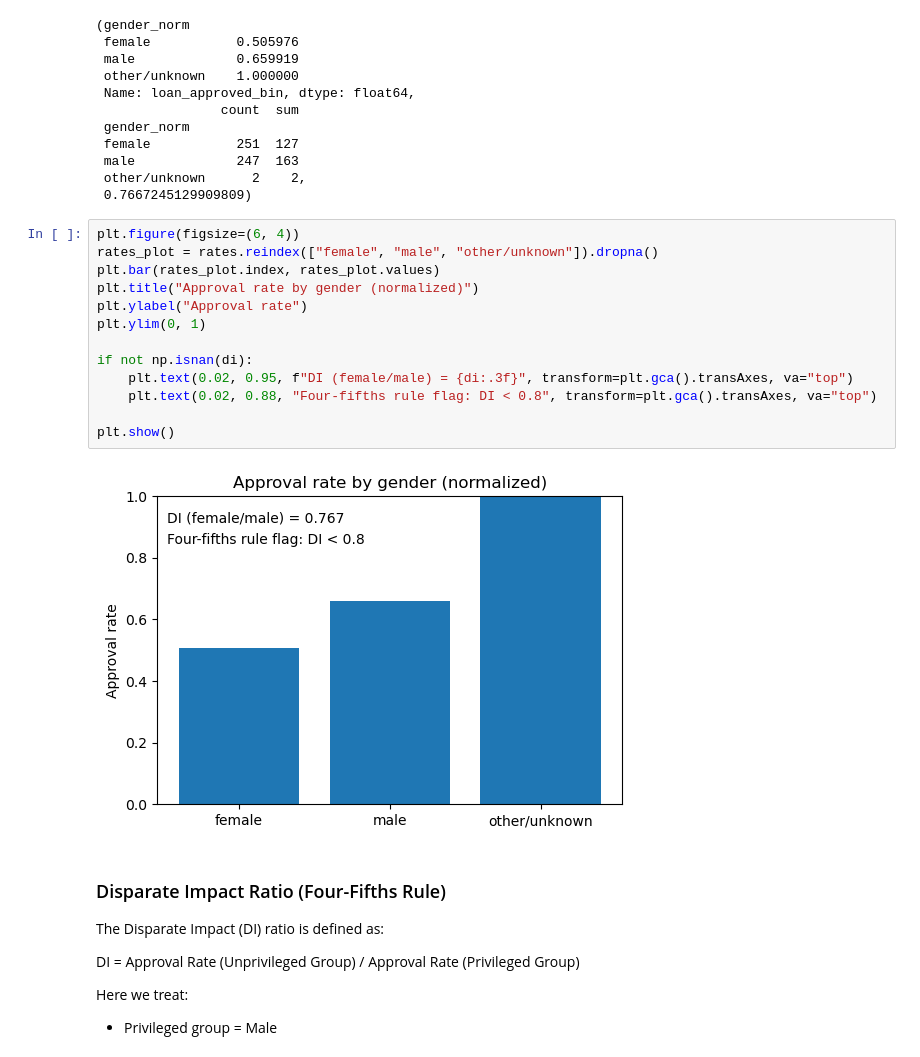
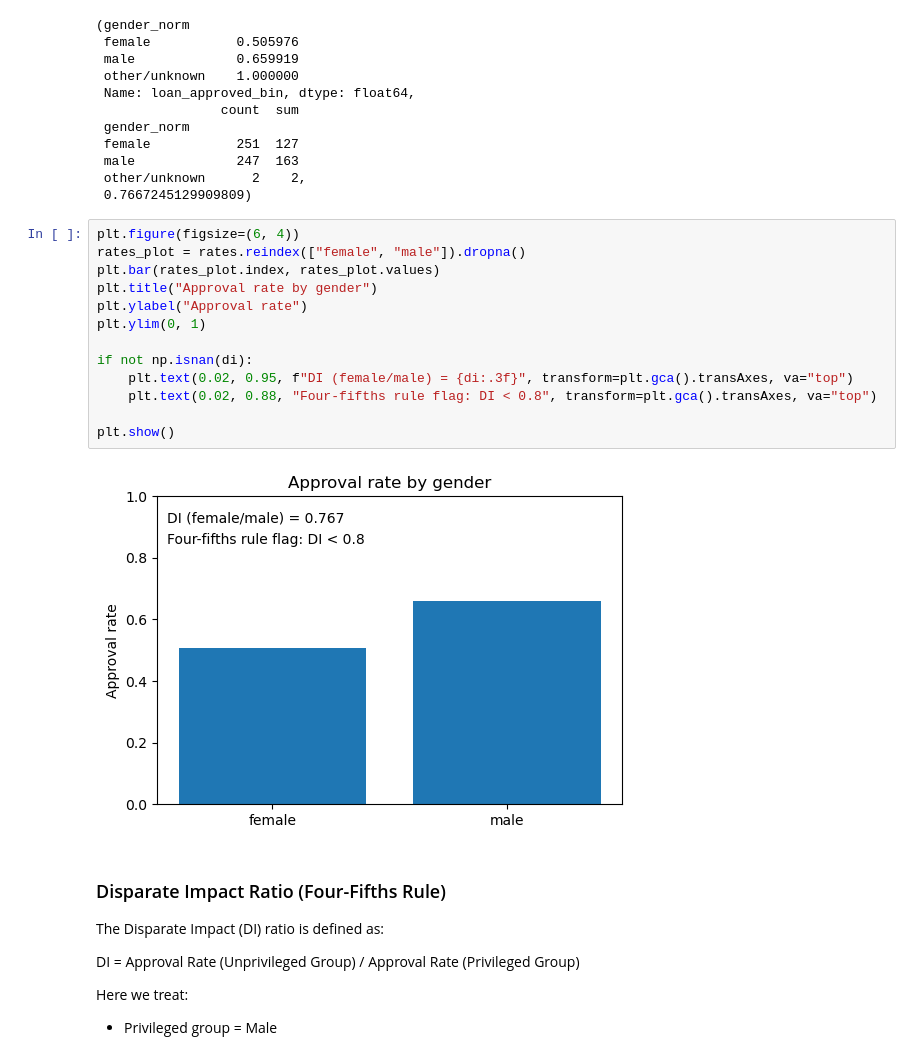
Before and after one commit to Verissimo03/dego-project-team12, a Jupyter notebook: notebooks/02-bias-analysis.ipynb, the cells around one changed output. Cells and saved outputs as stored; diff of their text form.

Commit message:
A few changes on plots display

```diff
--- a/notebooks/02-bias-analysis.ipynb
+++ b/notebooks/02-bias-analysis.ipynb
@@ -259,19 +259,19 @@ rates, counts, di
  0.7667245129909809)
 # %%
 plt.figure(figsize=(6, 4))
-rates_plot = rates.reindex(["female", "male", "other/unknown"]).dropna()
+rates_plot = rates.reindex(["female", "male"]).dropna()
 plt.bar(rates_plot.index, rates_plot.values)
-plt.title("Approval rate by gender (normalized)")
+plt.title("Approval rate by gender")
 plt.ylabel("Approval rate")
 plt.ylim(0, 1)
 
 if not np.isnan(di):
     plt.text(0.02, 0.95, f"DI (female/male) = {di:.3f}", transform=plt.gca().transAxes, va="top")
     plt.text(0.02, 0.88, "Four-fifths rule flag: DI < 0.8", transform=plt.gca().transAxes, va="top")
 
 plt.show()
 # %% [output]
-[figure, old version]
+[figure, new version]
 # %% [markdown]
 ### Disparate Impact Ratio (Four-Fifths Rule)
 
```
Also changed, not shown: parts of 4 cells of this notebook.
